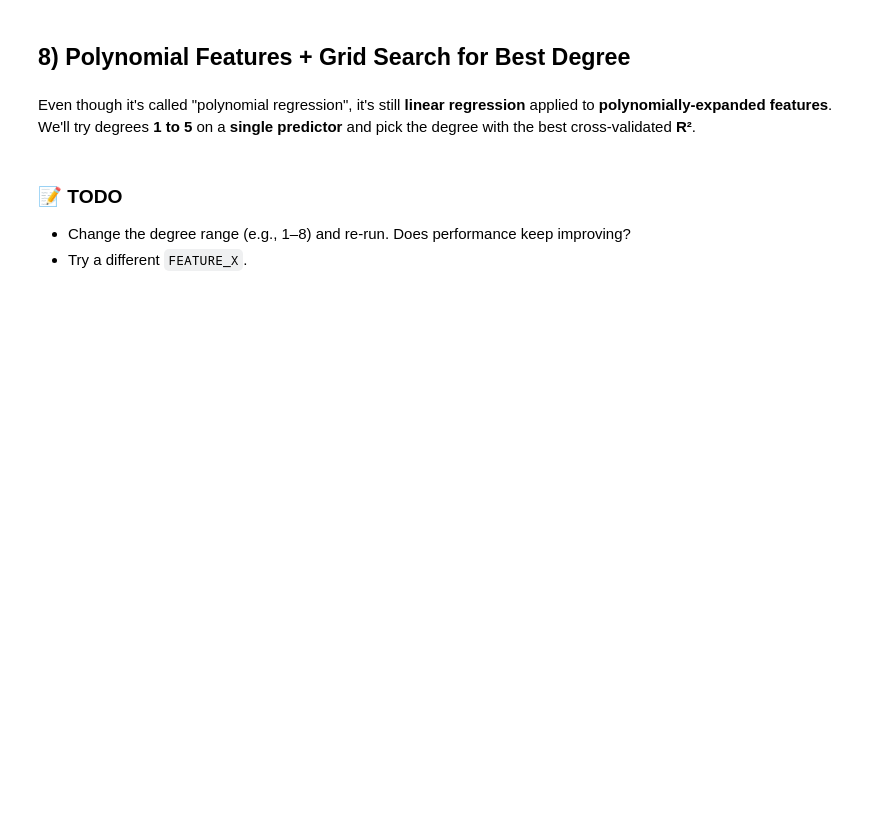
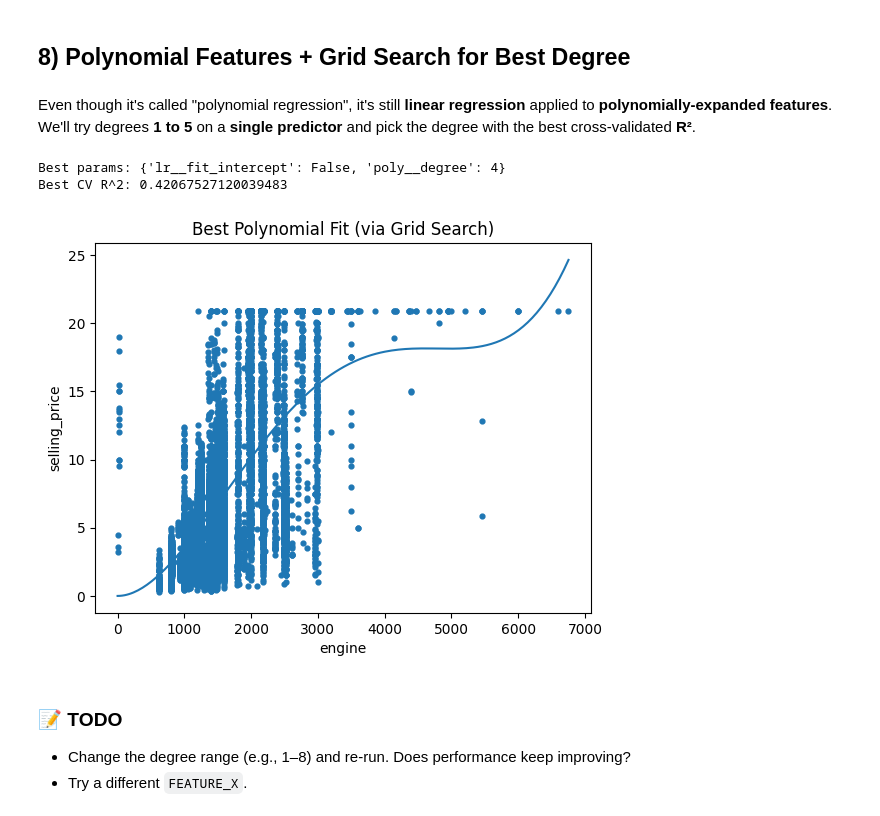
Before and after one commit to Vineelag2122/Machine-Learning, a Jupyter notebook: LAb6_AP23110011644.ipynb, the cells around one changed output. Drawn from its saved outputs; the diff is of its cells as text; code cells hidden in the pictures; blank space fills up the shorter version.

```diff
--- a/LAb6_AP23110011644.ipynb
+++ b/LAb6_AP23110011644.ipynb
@@ -304,42 +462,57 @@ plt.show()
 Even though it's called "polynomial regression", it's still **linear regression** applied to **polynomially-expanded features**.
 We'll try degrees **1 to 5** on a **single predictor** and pick the degree with the best cross-validated **R²**.
 # %%
-
-# Choose a single predictor again (same FEATURE_X as before by default)
-FEATURE_X = FEATURE_X  # keep same, or set to something else like 'horsepower'
+# Choose a single predictor again (explicitly set to 'km_driven' for consistency)
+FEATURE_X = 'engine'
 
 poly_data = df[[FEATURE_X, TARGET]].dropna().copy()
+# Ensure X is a 2D array by selecting the column as a DataFrame
 X = poly_data[[FEATURE_X]].values
 y = poly_data[TARGET].values
 
 pipe = Pipeline([
     ("poly", PolynomialFeatures(include_bias=False)),
     ("lr", LinearRegression())
 ])
 
 param_grid = {
     "poly__degree": [1, 2, 3, 4, 5],
     "lr__fit_intercept": [True, False]
 }
 
 grid = GridSearchCV(pipe, param_grid, cv=5, scoring="r2", n_jobs=-1)
 grid.fit(X, y)
 
 print("Best params:", grid.best_params_)
 print("Best CV R^2:", grid.best_score_)
 
 best_model = grid.best_estimator_
 
 # Plot best curve
 x_line = np.linspace(X.min(), X.max(), 200).reshape(-1,1)
-y_line = best_model.predict(x_line)
+
+# Manually apply polynomial transformation and linear regression prediction
+# Get the fitted polynomial features transformer from the best model
+poly_transformer = best_model.named_steps['poly']
+# Transform the x_line data
+x_line_poly = poly_transformer.transform(x_line)
+
+# Get the fitted linear regression model from the best model
+lr_model = best_model.named_steps['lr']
+# Predict using the transformed x_line data
+y_line = lr_model.predict(x_line_poly)
+
 
 plt.figure()
 plt.scatter(X, y, s=12)
 plt.plot(x_line, y_line)
 plt.xlabel(FEATURE_X); plt.ylabel(TARGET)
 plt.title("Best Polynomial Fit (via Grid Search)")
 plt.show()
+# %% [output]
+Best params: {'lr__fit_intercept': False, 'poly__degree': 4}
+Best CV R^2: 0.42067527120039483
+[figure, added]
 # %% [markdown]
 
 ### 📝 TODO
```
Also changed, not shown: parts of 21 cells of this notebook.
